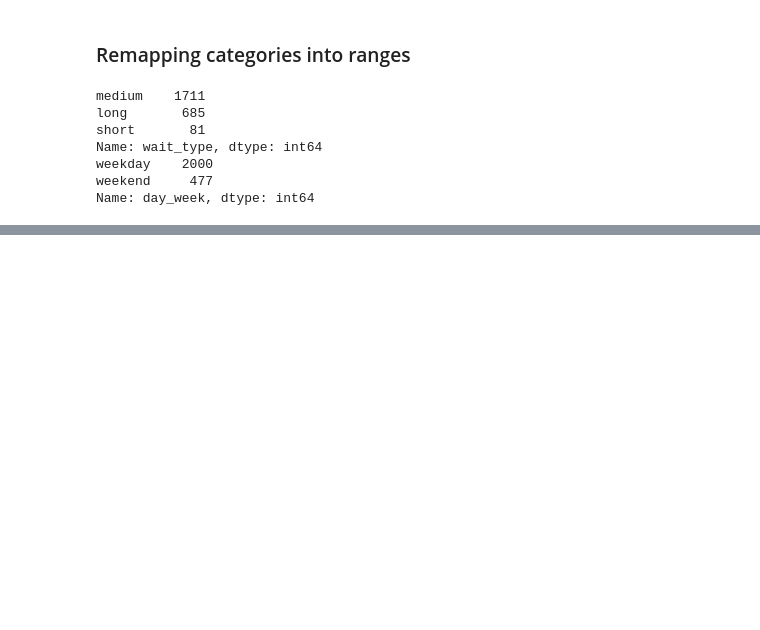
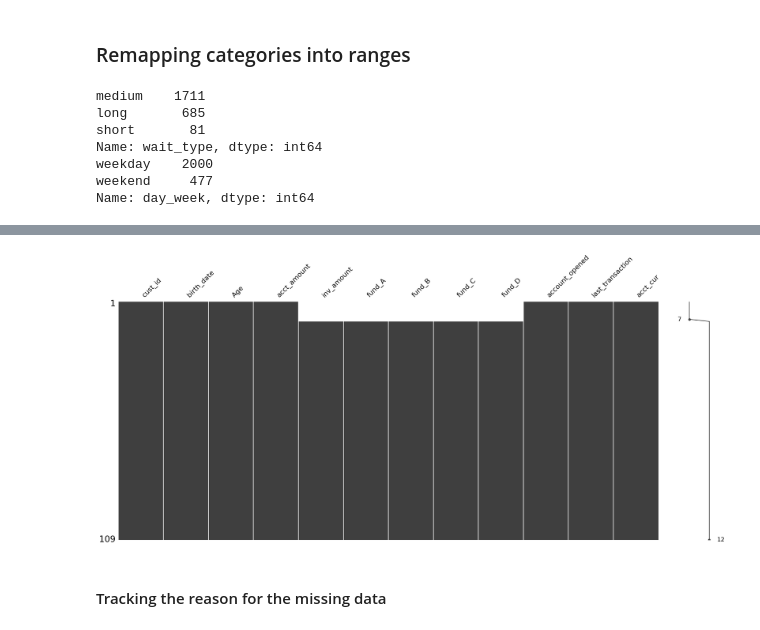
Before and after one commit to jrc-python/python-toolbox, a Jupyter notebook: 3-cleaning-data/cleaning-data.ipynb, the cells around one changed output, grey strips where cells are left out. Cells and saved outputs as stored; diff of their text form; code cells hidden in the pictures; blank space fills up the shorter version.

```diff
--- a/3-cleaning-data/cleaning-data.ipynb
+++ b/3-cleaning-data/cleaning-data.ipynb
@@ -528,0 +734,12 @@ Name: day_week, dtype: int64
+# %%
+import pandas as pd
+
+banking = pd.read_csv('files/banking.csv')
+
+banking_sorted = banking.sort_values(by = 'Age')
+msno.matrix(banking_sorted)
+plt.show()
+# %% [output]
+[figure, added]
+# %% [markdown]
+#### Tracking the reason for the missing data
```
Also changed, not shown: parts of 40 cells of this notebook, 6 other files.
